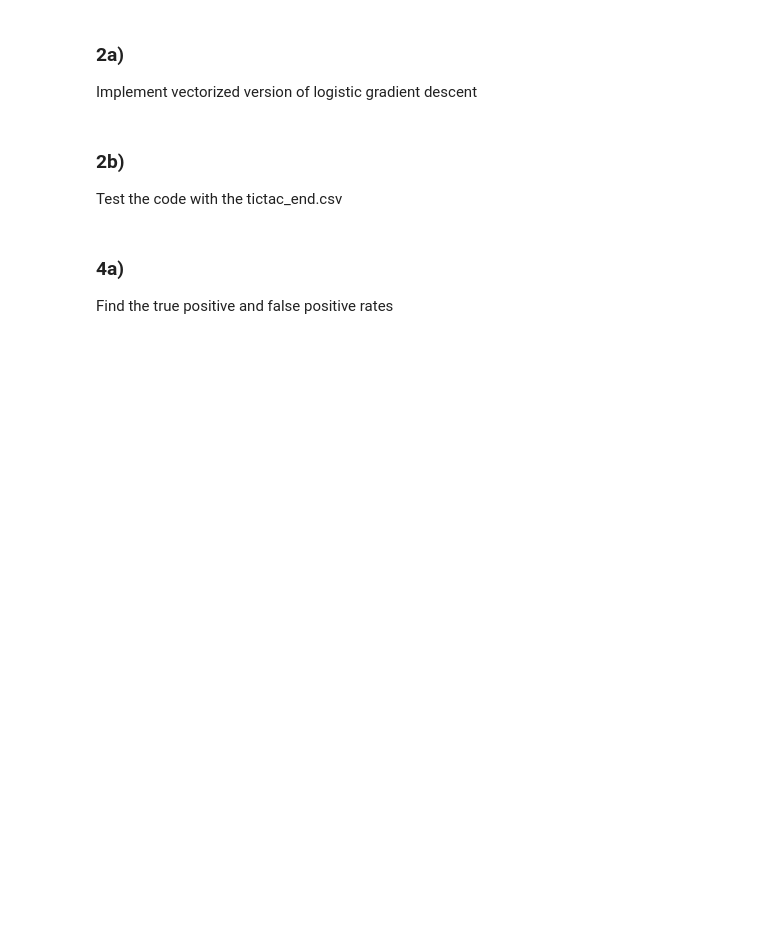
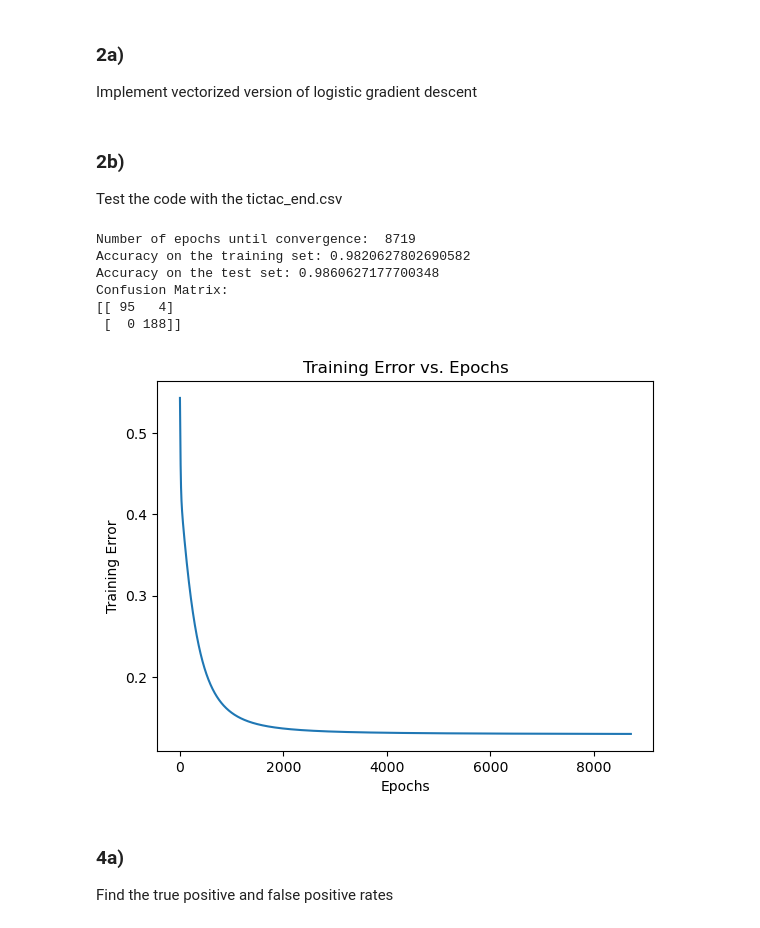
Before and after one commit to helgeingvart/FYS-2021-24, a Jupyter notebook: set3.ipynb, the cells around one changed output. Cells and saved outputs as stored; diff of their text form; code cells hidden in the pictures; blank space fills up the shorter version.

```diff
--- a/set3.ipynb
+++ b/set3.ipynb
@@ -64,7 +64,8 @@ def gradient_descent(X: np.ndarray, y: np.ndarray) :
     # X will need the bias column as the first column
     N, d = X.shape  # N samples in d-1 features
     # w = np.random.randn(d,1)   # The + 1 is due to the bias...
-    w = np.random.Generator.standard_normal(d)
+    rng = np.random.default_rng()
+    w = rng.standard_normal((d,1))
     numIter = 0  # Inital number of iterations
     eta = 0.5    # Learning rate
     prev_error = 0
@@ -74,7 +75,8 @@ def gradient_descent(X: np.ndarray, y: np.ndarray) :
     while abs(total_error - prev_error) > tolerance :
         prev_error = total_error
         z = X @ w
-        h = sigmoid(z)
+        h = sigmoid(z).reshape(z.size,1)
+
         grad = (X.T @ (h - y))/N   # Gradients. Need to transpose X so it will fit the matrix multiplication.
         w = w - eta*grad
         total_error = (np.sqrt((h - y).T @ (h - y)/N))
@@ -87,6 +89,8 @@ def gradient_descent(X: np.ndarray, y: np.ndarray) :
 ### 2b)
 Test the code with the tictac_end.csv
 # %%
+import pandas as pd
+
 def predict(w, X):
     probabilities = sigmoid(np.dot(X, w))
     return (probabilities >= 0.5).astype(int)
@@ -100,36 +104,63 @@ N, d = X.shape
 endTrain = int(N*0.7)
 X_train = X[:endTrain,:]
 X_test = X[endTrain+1:,:]
 
 y = np.reshape(y,(N,1))
 y_train = y[:endTrain,:]
 y_test = y[endTrain+1:,:]
 
 bias = np.ones((endTrain,1))
 X_train = np.concatenate((bias, X_train), axis=1)  # Added the extra column with ones
 
 w, epochs, errors = gradient_descent(X_train, y_train)
 print("Number of epochs until convergence: ", epochs)
 
 
 # Make predictions on the test set
 bias = np.ones((X_test.shape[0],1))
 X_test = np.concatenate((bias,X_test), axis=1)
 
-y_pred = predict(w, X_test)
+
+# Calculate accuracy on the training set
+y_pred = predict(w, X_train)
+print("Accuracy on the training set:", np.mean(y_pred == y_train))
 
 # Calculate accuracy on the test set
+y_pred = predict(w, X_test)
 accuracy = np.mean(y_pred == y_test)
 print("Accuracy on the test set:", accuracy)
 
-y_pred = predict(w, X_train)
-print("Accuracy on the training set:", np.mean(y_pred == y_train))
+# True Positives (TP): Label is 1, and prediction is 1
+TP = np.sum(( y_test == 1) & (y_pred == 1))
+
+# True Negatives (TN): Label is 0, and prediction is 0
+TN = np.sum(( y_test == 0) & (y_pred == 0))
+
+# False Positives (FP): Label is 0, but prediction is 1
+FP = np.sum(( y_test == 0) & (y_pred == 1))
+
+# False Negatives (FN): Label is 1, but prediction is 0
+FN = np.sum(( y_test == 1) & (y_pred == 0))
+
+# Creating the confusion matrix
+confusion_matrix = np.array([[TN, FP], [FN, TP]])
+
+print("Confusion Matrix:")
+print(confusion_matrix)
 
 plt.plot(range(epochs), errors)
 plt.xlabel('Epochs')
 plt.ylabel('Training Error')
 plt.title('Training Error vs. Epochs')
 plt.show()
+# %% [output]
+Number of epochs until convergence:  8719
+Accuracy on the training set: 0.9820627802690582
+Accuracy on the test set: 0.9860627177700348
+Confusion Matrix:
+[[ 95   4]
+ [  0 188]]
+[figure, added]
 # %% [markdown]
 ### 4a)
 Find the true positive and false positive rates
```
Also changed, not shown: parts of 3 cells of this notebook.
